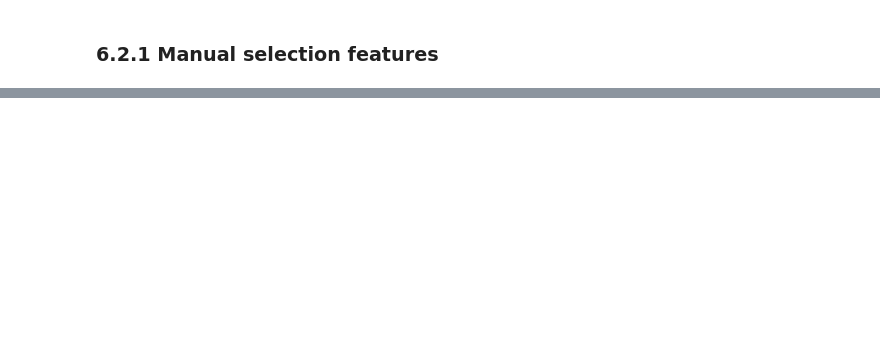
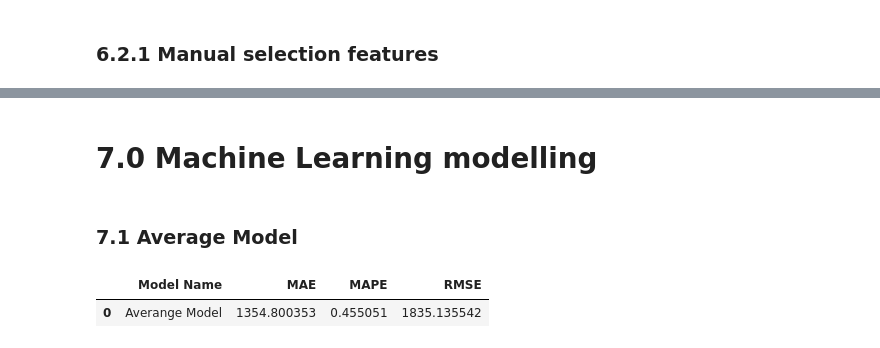
Before and after one commit to gabrielcruvinel/rossman_store_sales, a Jupyter notebook: m02_v01_store_sales_prediction.ipynb, the cells around one changed output, grey strips where cells are left out. Drawn from its saved outputs; the diff is of its cells as text; code cells hidden in the pictures; blank space fills up the shorter version.

```diff
--- a/m02_v01_store_sales_prediction.ipynb
+++ b/m02_v01_store_sales_prediction.ipynb
@@ -47,0 +59,17 @@ def cramer_v(x,y):
+# %%
+def mean_absolute_percentage_error(y, yhat):
+     return np.mean(np.abs((y-yhat)/y))
+
+
+def ml_error(model_name, y, yhat):
+    mae = mean_absolute_error(y, yhat)
+
+    mape = mean_absolute_percentage_error(y, yhat)
+    rmse = np.sqrt(mean_squared_error(y, yhat))
+
+    return pd.DataFrame({
+        'Model Name': model_name,
+        'MAE': mae,
+        'MAPE': mape,
+        'RMSE': rmse
+    }, index=[0])
@@ -963,0 +1072,30 @@ NameError: name 'boruta' is not defined
+# %% [markdown]
+# 7.0 Machine Learning modelling
+# %%
+#preparação dos dados para verificar em cada modelo
+x_train = X_train[cols_selected_boruta]
+x_test = X_test[cols_selected_boruta]
+
+
+#preparação de dados para time series
+x_training = X_train[cols_selected_boruta_full]
+# %% [markdown]
+### 7.1 Average Model
+# %%
+aux1 = x_test.copy()
+aux1['sales'] = Y_test.copy()
+
+
+#prediction
+
+aux2 = aux1[['store', 'sales']].groupby('store').mean().reset_index().rename(columns={'sales':'prediction'})
+aux1 = pd.merge(aux1, aux2, how='left', on='store')
+
+yhat_baseline = aux1['prediction']
+
+#ml performance
+baseline_result = ml_error('Averange Model', np.expm1(Y_test), np.expm1(yhat_baseline))
+baseline_result
+# %% [output]
+|  | Model Name | MAE | MAPE | RMSE |
+| 0 | Averange Model | 1354.800353 | 0.455051 | 1835.135542 |
```
Also changed, not shown: parts of 37 cells of this notebook.
